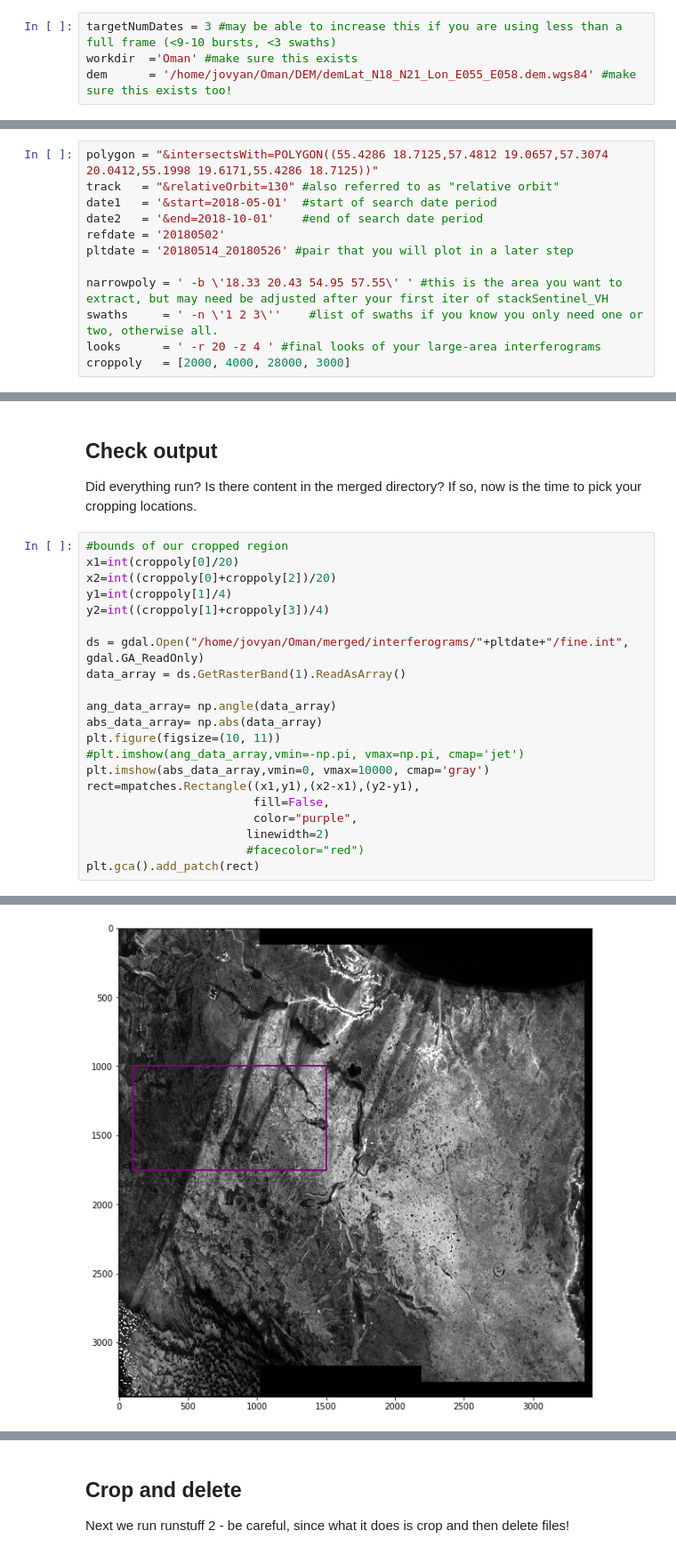
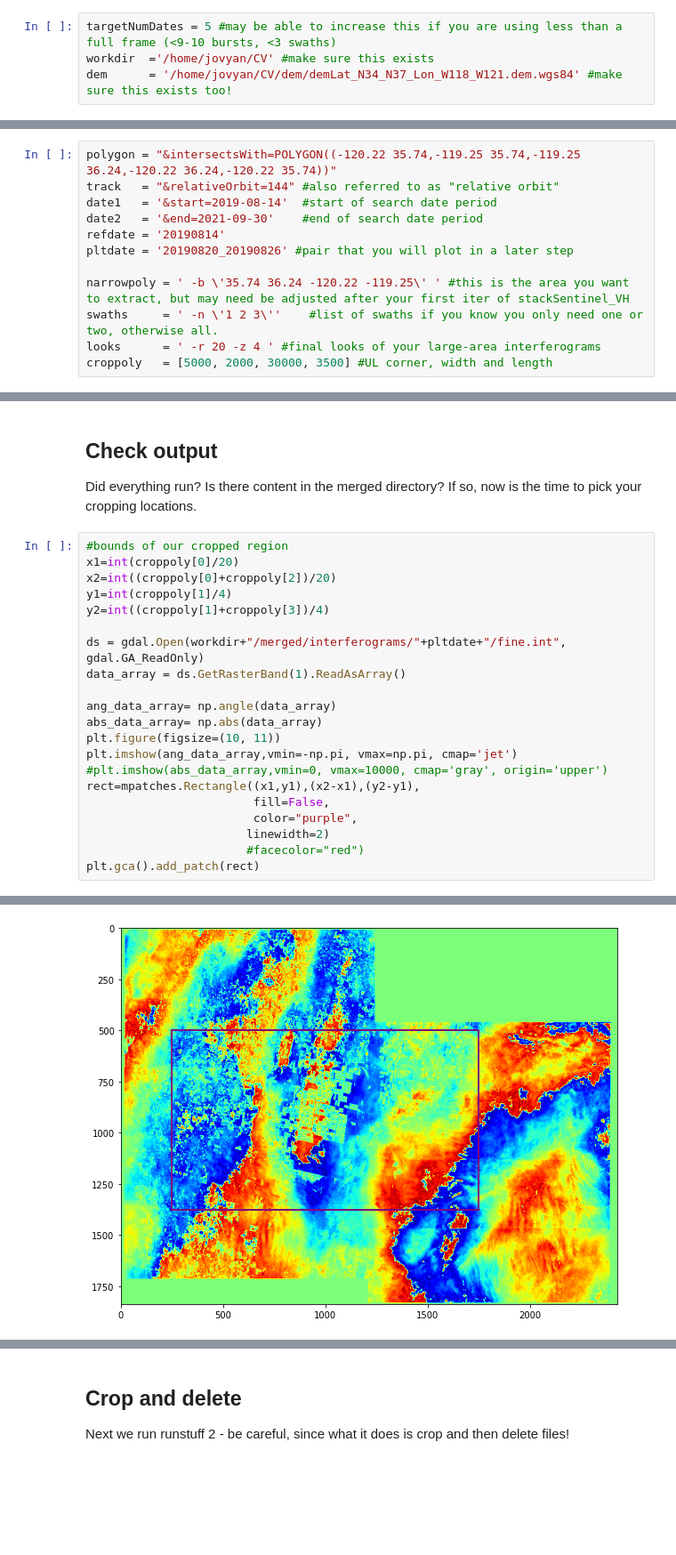
Before and after one commit to rolohman/OSL_stack, a Jupyter notebook: run_all.ipynb, the cells around one changed output, grey strips where cells are left out. Shown at 89% size. Drawn from its saved outputs; the diff is of its cells as text; blank space fills up the shorter version.

```diff
--- a/run_all.ipynb
+++ b/run_all.ipynb
@@ -10,9 +11,9 @@ import matplotlib.patches as mpatches
 # %% [markdown]
 ## First we need to define some things. user/passwd, etc.
 # %%
-targetNumDates = 3 #may be able to increase this if you are using less than a full frame (<9-10 bursts, <3 swaths)
-workdir  ='Oman' #make sure this exists
-dem      = '/home/jovyan/Oman/DEM/demLat_N18_N21_Lon_E055_E058.dem.wgs84' #make sure this exists too!
+targetNumDates = 5 #may be able to increase this if you are using less than a full frame (<9-10 bursts, <3 swaths)
+workdir  ='/home/jovyan/CV' #make sure this exists
+dem      = '/home/jovyan/CV/dem/demLat_N34_N37_Lon_W118_W121.dem.wgs84' #make sure this exists too!
 # %% [markdown]
 ## Fix Paths
 Do this if you haven't already - will have to close and restart this notebook.
@@ -21,17 +22,17 @@ Do this if you haven't already - will have to close and restart this notebook.
 You should narrow down your area of interest, and which track you are using. Choose a bounding box (draw on map) - all frames that even touch it will be downloaded, so take some care in choosing a reasonable bounds
 Paste in the "wkt" format lat/lon bounds from vertex, and set your track and other info below.
 # %%
-polygon = "&intersectsWith=POLYGON((55.4286 18.7125,57.4812 19.0657,57.3074 20.0412,55.1998 19.6171,55.4286 18.7125))"
-track   = "&relativeOrbit=130" #also referred to as "relative orbit"
-date1   = '&start=2018-05-01'  #start of search date period
-date2   = '&end=2018-10-01'    #end of search date period
-refdate = '20180502'
-pltdate = '20180514_20180526' #pair that you will plot in a later step
+polygon = "&intersectsWith=POLYGON((-120.22 35.74,-119.25 35.74,-119.25 36.24,-120.22 36.24,-120.22 35.74))"
+track   = "&relativeOrbit=144" #also referred to as "relative orbit"
+date1   = '&start=2019-08-14'  #start of search date period
+date2   = '&end=2021-09-30'    #end of search date period
+refdate = '20190814'
+pltdate = '20190820_20190826' #pair that you will plot in a later step
 
-narrowpoly = ' -b \'18.33 20.43 54.95 57.55\' ' #this is the area you want to extract, but may need be adjusted after your first iter of stackSentinel_VH
+narrowpoly = ' -b \'35.74 36.24 -120.22 -119.25\' ' #this is the area you want to extract, but may need be adjusted after your first iter of stackSentinel_VH
 swaths     = ' -n \'1 2 3\''    #list of swaths if you know you only need one or two, otherwise all.
 looks      = ' -r 20 -z 4 ' #final looks of your large-area interferograms
-croppoly   = [2000, 4000, 28000, 3000]
+croppoly   = [5000, 2000, 30000, 3500] #UL corner, width and length
 # %% [markdown]
 ## Run api calls to construct list of files
 # %%
@@ -91,27 +146,27 @@ Did everything run?  Is there content in the merged directory?  If so, now is th
 # %%
 #bounds of our cropped region
 x1=int(croppoly[0]/20)
 x2=int((croppoly[0]+croppoly[2])/20)
 y1=int(croppoly[1]/4)
 y2=int((croppoly[1]+croppoly[3])/4)
 
-ds = gdal.Open("/home/jovyan/Oman/merged/interferograms/"+pltdate+"/fine.int", gdal.GA_ReadOnly)
+ds = gdal.Open(workdir+"/merged/interferograms/"+pltdate+"/fine.int", gdal.GA_ReadOnly)
 data_array = ds.GetRasterBand(1).ReadAsArray()
 
 ang_data_array= np.angle(data_array)
 abs_data_array= np.abs(data_array)
 plt.figure(figsize=(10, 11))
-#plt.imshow(ang_data_array,vmin=-np.pi, vmax=np.pi, cmap='jet')
-plt.imshow(abs_data_array,vmin=0, vmax=10000, cmap='gray')
+plt.imshow(ang_data_array,vmin=-np.pi, vmax=np.pi, cmap='jet')
+#plt.imshow(abs_data_array,vmin=0, vmax=10000, cmap='gray', origin='upper')
 rect=mpatches.Rectangle((x1,y1),(x2-x1),(y2-y1),
                         fill=False,
                         color="purple",
                        linewidth=2)
                        #facecolor="red")
 plt.gca().add_patch(rect)
 # %% [output]
 <matplotlib.patches.Rectangle at 0x...>
-[figure, old version]
+[figure, new version]
 # %%
 plt.figure(figsize=(10, 11))
 plt.imshow(ang_data_array[y1:y2,x1:x2],vmin=-np.pi, vmax=np.pi, cmap='jet')
```
Also changed, not shown: parts of 14 cells of this notebook, 5 other files.
